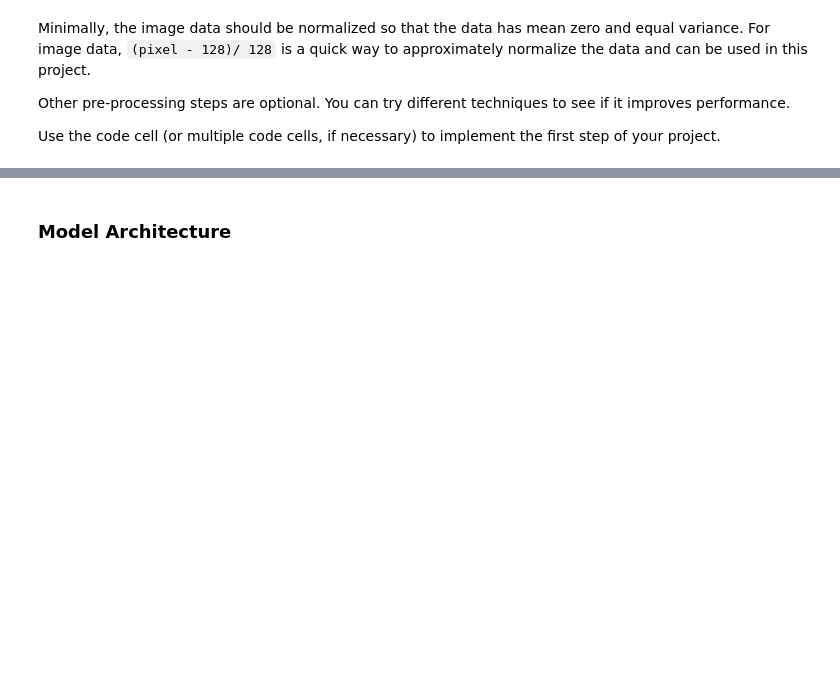
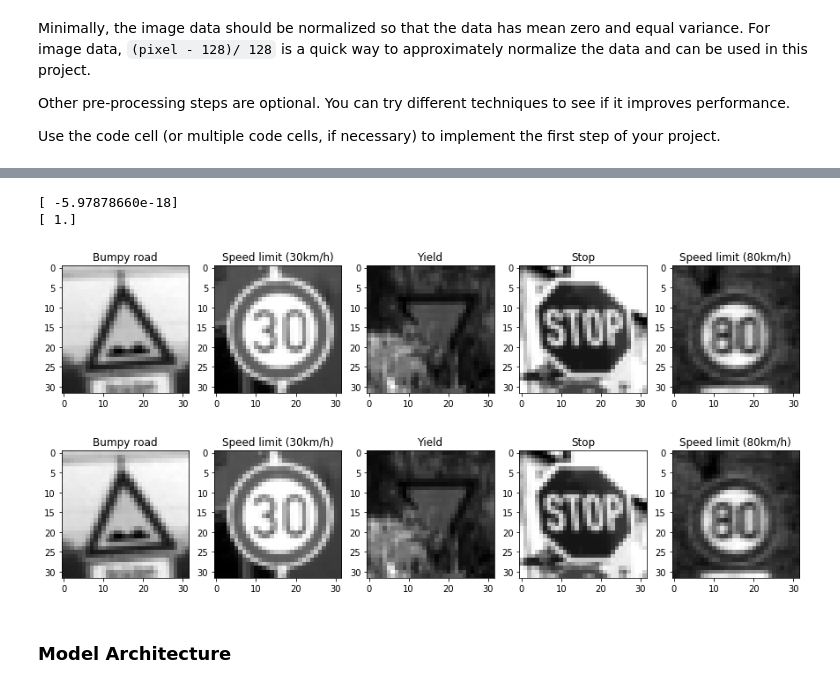
Before and after one commit to iraadit/CarND-Traffic-Sign-Classifier-Project, a Jupyter notebook: Traffic_Sign_Classifier.ipynb, the cells around one changed output, grey strips where cells are left out. Saved outputs shown, nothing was run; the diff lists cells and outputs as text; code cells hidden in the pictures; blank space fills up the shorter version.

```diff
--- a/Traffic_Sign_Classifier.ipynb
+++ b/Traffic_Sign_Classifier.ipynb
@@ -125,2 +256,45 @@ Use the code cell (or multiple code cells, if necessary) to implement the first
+# %%
+ref_mean = 0
+ref_std = 0
+
+def set_mean_and_std(reference):
+    global ref_mean, ref_std
+    ref_mean = np.mean(reference, axis = (0, 1, 2))
+    ref_std = np.std(reference, axis = (0, 1, 2))
+
+# call set_mean_and_std beforehand
+# features = features to normalize
+def normalize(features):
+    global ref_mean, ref_std
+    normalized_features = features
+    normalized_features -= ref_mean #np.mean(reference, axis = (0, 1, 2)) # zero-center
+    normalized_features /= ref_std #np.std(reference, axis = (0, 1, 2)) # normalize
+    return normalized_features
+
+'''
+# Normalize gray images
+# TODO : real normalization
+X_train_gray_norm = (X_train_gray - 128.) / 128.
+#X_train_gray_norm_true = (X_train_gray - mean.) / std.
+X_valid_gray_norm = (X_valid_gray - 128)/128
+X_test_gray_norm = (X_test_gray - 128)/128
+'''
+
+set_mean_and_std(X_train_gray)
+
+X_train_gray_norm = normalize(X_train_gray)
+X_valid_gray_norm = normalize(X_valid_gray)
+X_test_gray_norm = normalize(X_test_gray)
+
+print_some_images(X_train_gray)
+print_some_images(X_train_gray_norm)
+
+#print(np.mean(X_train_gray_norm, axis = (0, 1, 2)))
+#print(np.std(X_train_gray_norm, axis = (0, 1, 2)))
+# %% [output]
+[ -5.97878660e-18]
+[ 1.]
+[figure, added]
+[figure, added]
 # %% [markdown]
 ### Model Architecture
```
Also changed, not shown: parts of 25 cells of this notebook.
